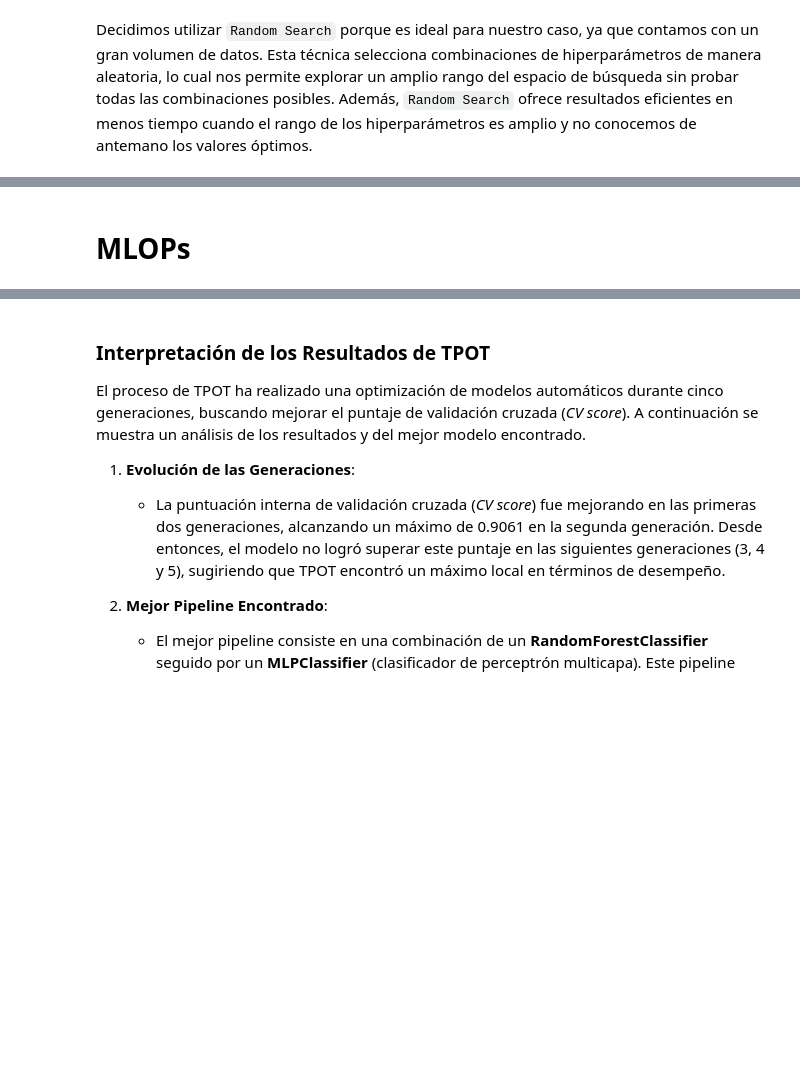
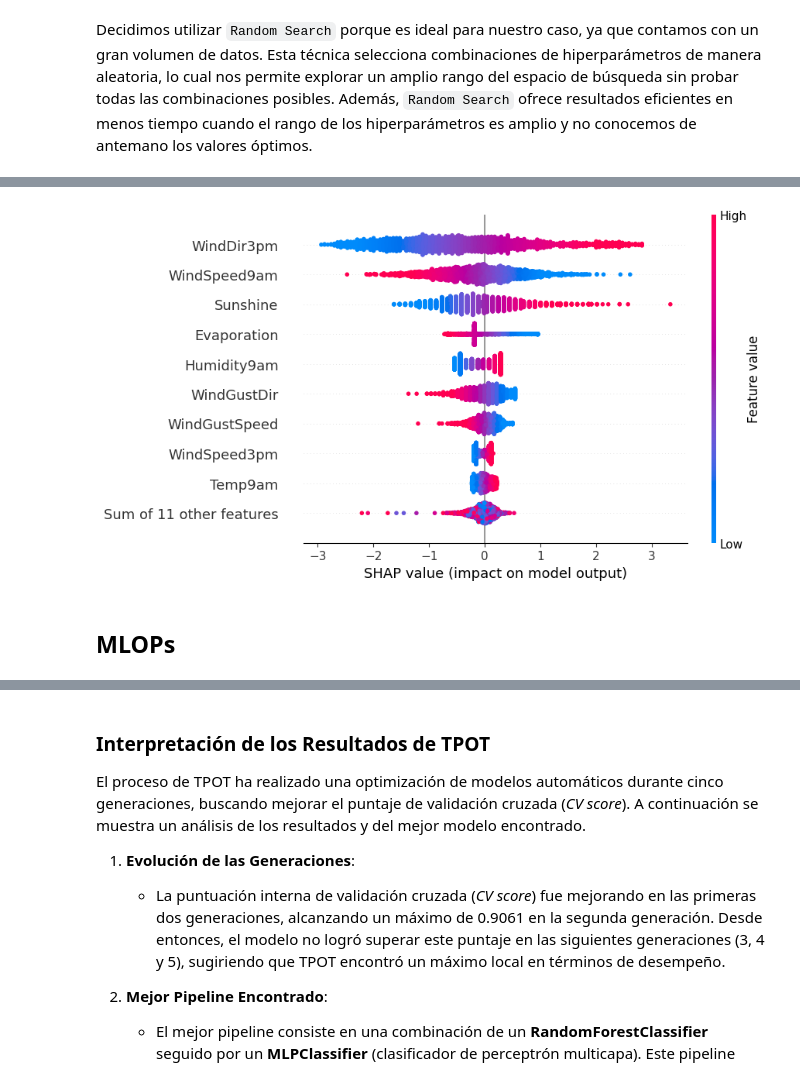
Before and after one commit to FrancoCalcia/AA1-TUIA-Calcia-Avecilla-TP2, a Jupyter notebook: TP-clasificacion-AA1.ipynb, the cells around one changed output, grey strips where cells are left out. Cells and saved outputs as stored; diff of their text form; code cells hidden in the pictures; blank space fills up the shorter version.

```diff
--- a/TP-clasificacion-AA1.ipynb
+++ b/TP-clasificacion-AA1.ipynb
@@ -1050,5 +1125,9 @@ Aunque se observan algunas mejoras en la *precision* y en el *F1 Score*, optamos
+# %%
+shap.plots.beeswarm(explanation_global)
+# %% [output]
+[figure, added]
 # %% [markdown]
-# MLOPs
+## MLOPs
 # %%
 
 """# Configurar el modelo de AutoML
```
Also changed, not shown: parts of 16 cells of this notebook.
